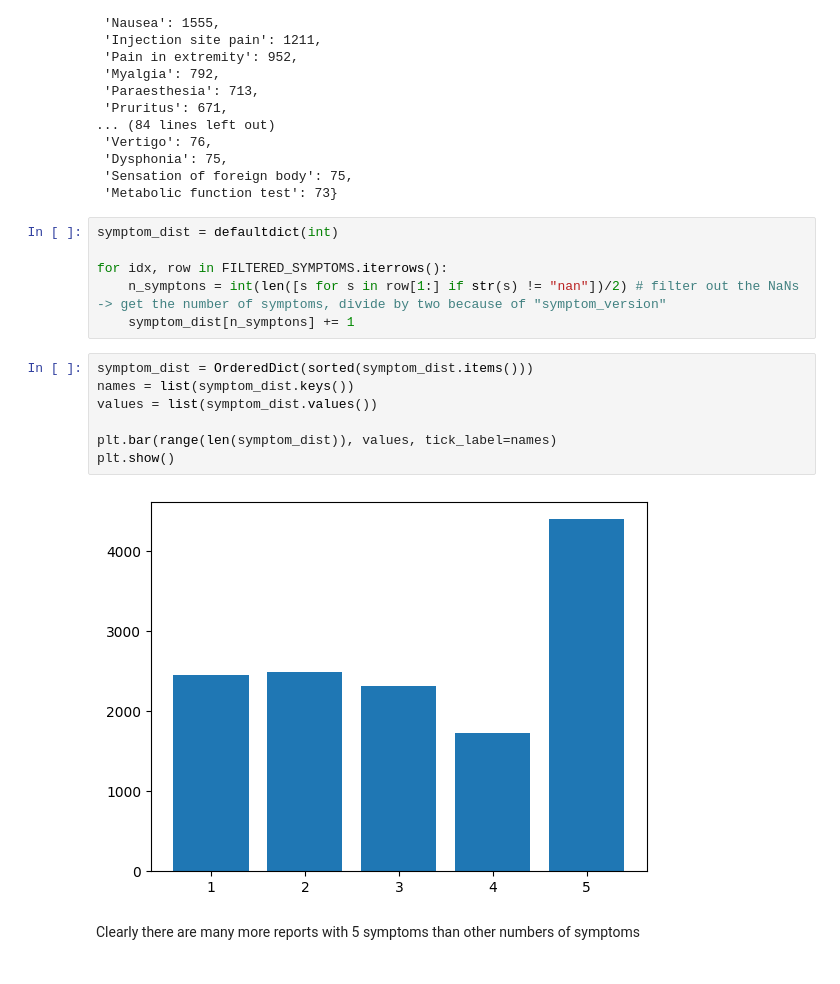
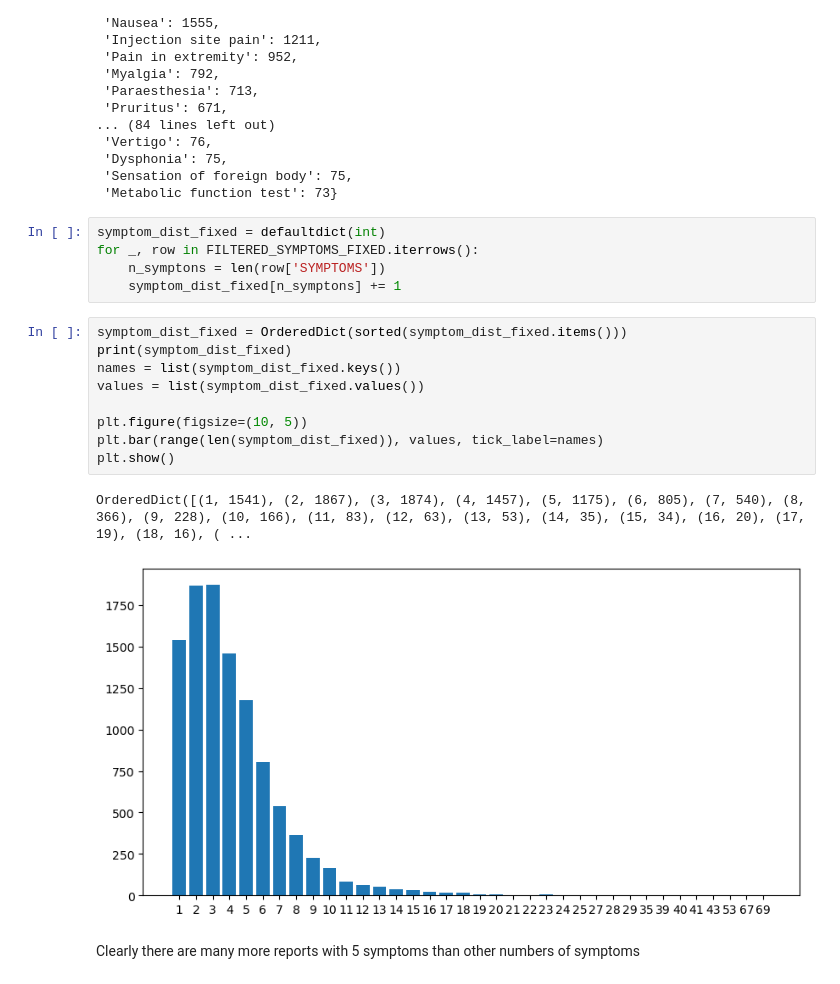
Before and after one commit to pyalamala/Symptom-Extraction, a Jupyter notebook: Data Processing.ipynb, the cells around one changed output. Drawn from its saved outputs; the diff is of its cells as text.

```diff
--- a/Data Processing.ipynb
+++ b/Data Processing.ipynb
@@ -108,21 +148,23 @@ sorted_symptoms
  'Dysphonia': 75,
  'Sensation of foreign body': 75,
  'Metabolic function test': 73}
-# %%
-symptom_dist = defaultdict(int)
-
-for idx, row in FILTERED_SYMPTOMS.iterrows():
-    n_symptons = int(len([s for s in row[1:] if str(s) != "nan"])/2) # filter out the NaNs -> get the number of symptoms, divide by two because of "symptom_version"
-    symptom_dist[n_symptons] += 1
+# %%
+symptom_dist_fixed = defaultdict(int)
+for _, row in FILTERED_SYMPTOMS_FIXED.iterrows():
+    n_symptons = len(row['SYMPTOMS'])
+    symptom_dist_fixed[n_symptons] += 1
 # %%
-symptom_dist = OrderedDict(sorted(symptom_dist.items()))
-names = list(symptom_dist.keys())
-values = list(symptom_dist.values())
+symptom_dist_fixed = OrderedDict(sorted(symptom_dist_fixed.items()))
+print(symptom_dist_fixed)
+names = list(symptom_dist_fixed.keys())
+values = list(symptom_dist_fixed.values())
 
-plt.bar(range(len(symptom_dist)), values, tick_label=names)
+plt.figure(figsize=(10, 5))
+plt.bar(range(len(symptom_dist_fixed)), values, tick_label=names)
 plt.show()
 # %% [output]
+OrderedDict([(1, 1541), (2, 1867), (3, 1874), (4, 1457), (5, 1175), (6, 805), (7, 540), (8, 366), (9, 228), (10, 166), (11, 83), (12, 63), (13, 53), (14, 35), (15, 34), (16, 20), (17, 19), (18, 16), ( ...
-[figure, old version]
+[figure, new version]
 # %% [markdown]
 Clearly there are many more reports with 5 symptoms than other numbers of symptoms
 # %% [markdown]
```
Also changed, not shown: parts of 1 cell of this notebook.
